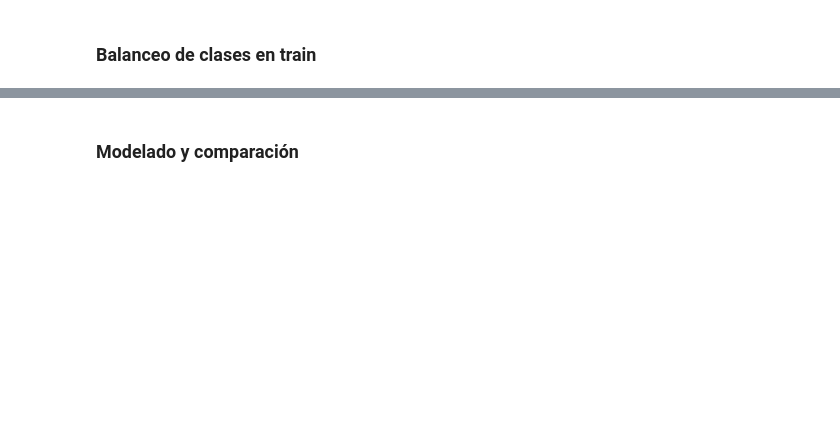
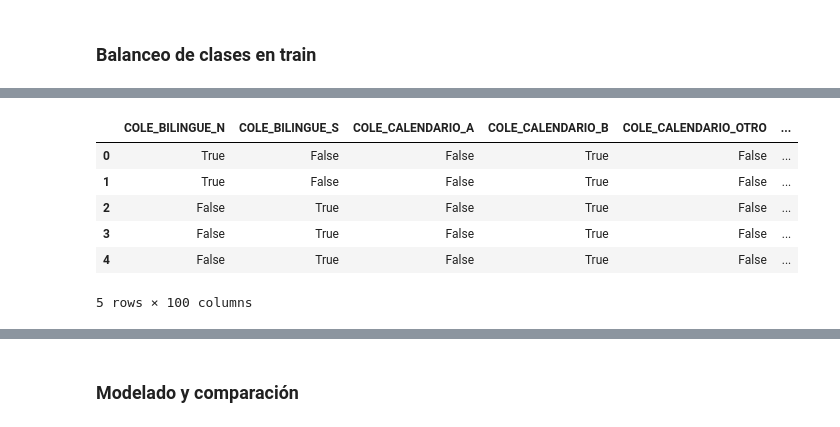
Before and after one commit to rodhervan/AnaliticaICFES, a Jupyter notebook: Modelamiento/modelamiento.ipynb, the cells around one changed output, grey strips where cells are left out. Cells and saved outputs as stored; diff of their text form; code cells hidden in the pictures; blank space fills up the shorter version.

Commit message:
variables con one-hot encoding

```diff
--- a/Modelamiento/modelamiento.ipynb
+++ b/Modelamiento/modelamiento.ipynb
@@ -201,0 +227,4 @@ for var in cat_vars:
+# %%
+# codificar variable de respuesta
+df['puntaje_cat'] = np.where(df['puntaje_cat'] == 'alto', 1, 0)
+df.head()
@@ -201,0 +239,4 @@ for var in cat_vars:
+# %%
+# eliminar variables numéricas de las que se obtuvieron categorías
+df = df.drop(['PUNT_GLOBAL','EDAD','cuartil_puntaje'], axis=1)
+df.head()
@@ -201,0 +250,14 @@ for var in cat_vars:
+# %%
+# One-hot encoding
+df_encoded = df.drop('puntaje_cat', axis=1)
+
+df_encoded = pd.get_dummies(df_encoded)
+df_encoded.head()
+# %% [output]
+|  | COLE_BILINGUE_N | COLE_BILINGUE_S | COLE_CALENDARIO_A | COLE_CALENDARIO_B | COLE_CALENDARIO_OTRO | ... |
+| 0 | True | False | False | True | False | ... |
+| 1 | True | False | False | True | False | ... |
+| 2 | False | True | False | True | False | ... |
+| 3 | False | True | False | True | False | ... |
+| 4 | False | True | False | True | False | ... |
+5 rows × 100 columns
```
Also changed, not shown: parts of 9 cells of this notebook.
